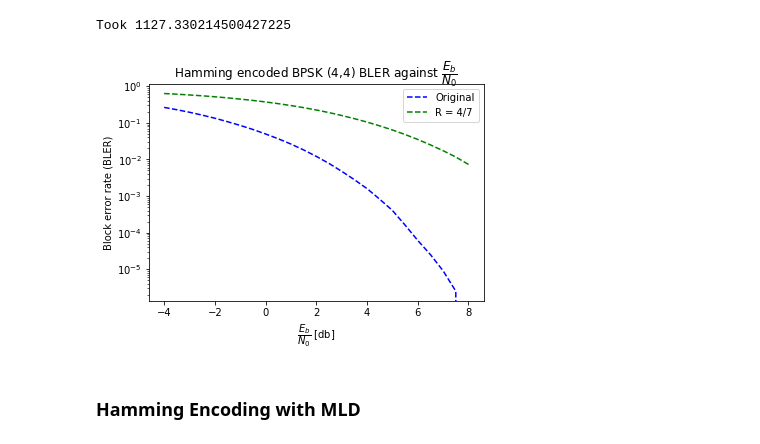
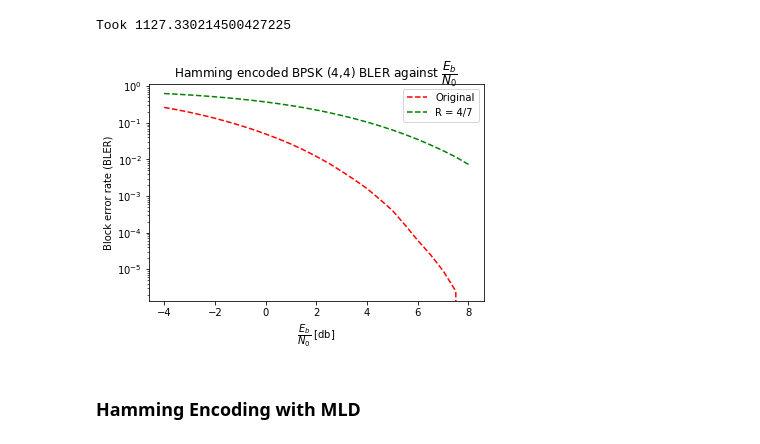
Before and after one commit to alistairwallace97/DNN_short_block_comms, a Jupyter notebook: initial_dnn_comms.ipynb, the cells around one changed output. Cells and saved outputs as stored; diff of their text form; code cells hidden in the pictures.

```diff
--- a/initial_dnn_comms.ipynb
+++ b/initial_dnn_comms.ipynb
@@ -2457,16 +2479,16 @@ Took 1127.330214500427225
 hamming_7_4_HD_bler = np.load('./key_results/hamming_7_4_HD_bler.npy')
 hamming_7_4_HD_bler_Rr4_7 = np.load('./key_results/hamming_7_4_HD_bler_Rr4_7.npy')
 # %%
-plt.semilogy(Eb_N0_dbs, hamming_7_4_HD_bler, 'b--')
+plt.semilogy(Eb_N0_dbs, hamming_7_4_HD_bler, 'r--')
 plt.semilogy(Eb_N0_dbs, hamming_7_4_HD_bler_Rr4_7, 'g--')
 plt.title(r'Hamming encoded BPSK (4,4) BLER against $\dfrac{E_b}{N_0}$')
 plt.xlabel(r'$\dfrac{E_b}{N_0}$ [db]')
 plt.ylabel("Block error rate (BLER)")
 plt.legend(["Original", "R = 4/7"])
 # plt.savefig("./figures/hamming_correct_Rr_comparison.png")
 plt.show()
 # %% [output]
-[figure, old version]
+[figure, new version]
 # %% [markdown]
 ### Hamming Encoding with MLD
 # %%
```
Also changed, not shown: parts of 9 cells of this notebook.
